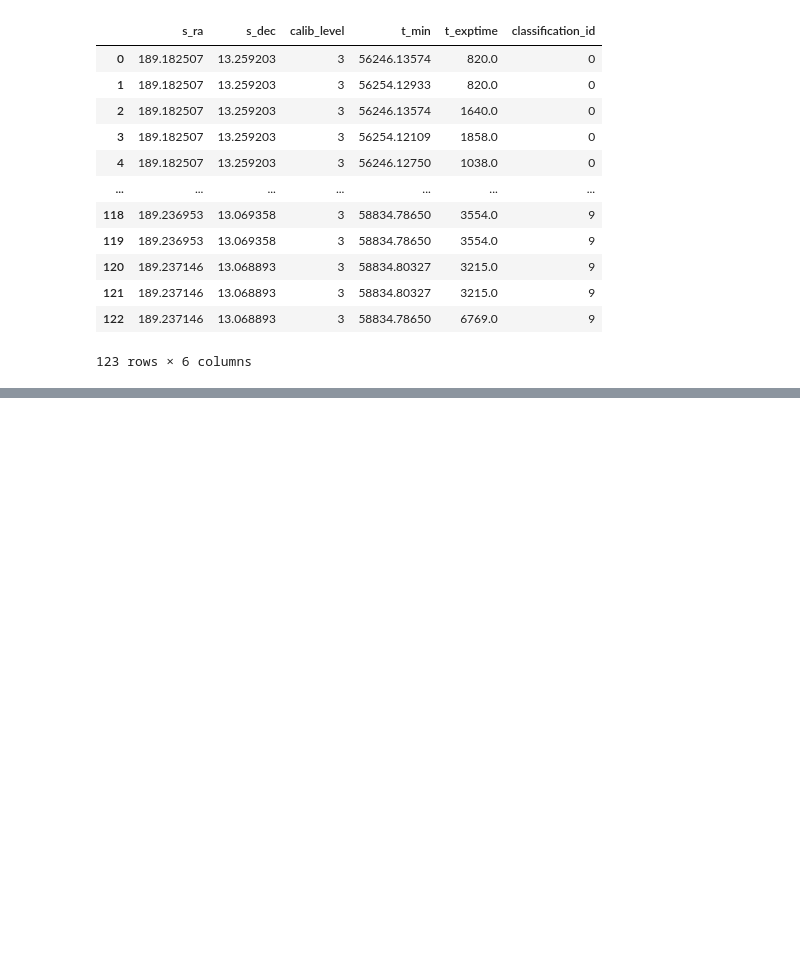
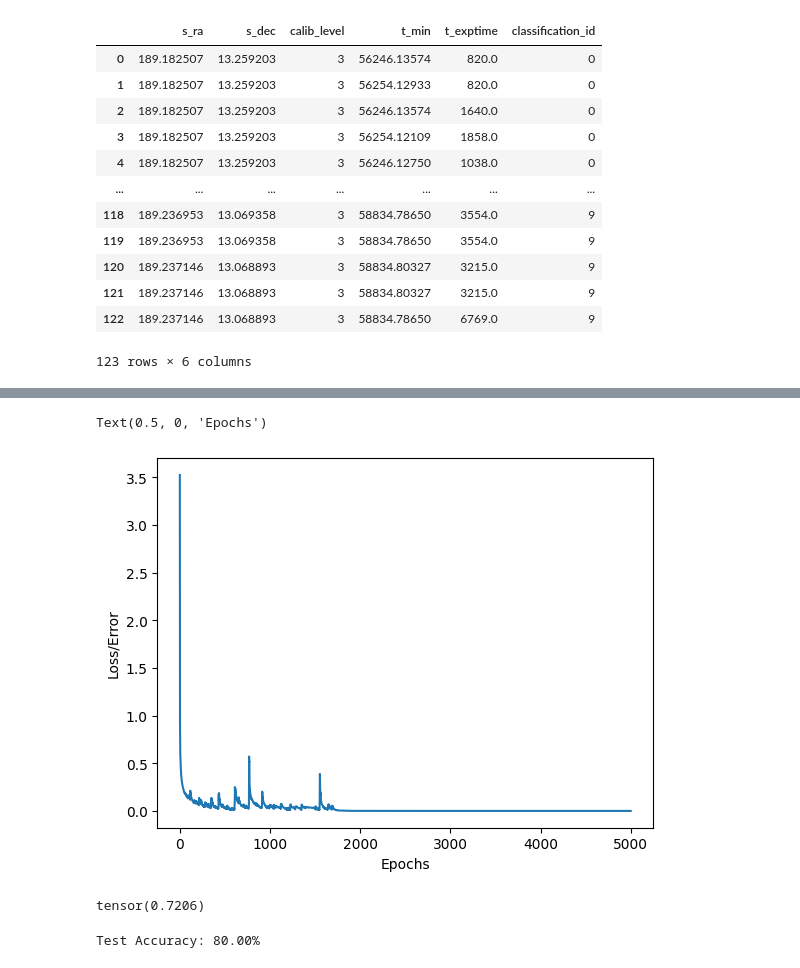
Before and after one commit to bishwajit02/Pytorch-Tutorial-Youtube, a Jupyter notebook: Neural_Network.ipynb, the cells around one changed output, grey strips where cells are left out. Cells and saved outputs as stored; diff of their text form; code cells hidden in the pictures; blank space fills up the shorter version.

```diff
--- a/Neural_Network.ipynb
+++ b/Neural_Network.ipynb
@@ -9,7 +9,7 @@ import torch.nn.functional as F
 import numpy as np
 # %%
 class Model(nn.Module):
-    def __init__(self, in_features=5, h1=64, h2=128, h3=64, out_features=10):
+    def __init__(self, in_features=5, h1=1024, h2=2048, h3=1024, out_features=10):
         super().__init__()
         self.fc1 = nn.Linear(in_features, h1)
         self.bn1 = nn.BatchNorm1d(h1)
@@ -101,7 +101,7 @@ criterion = nn.CrossEntropyLoss()
 
 optimizer = torch.optim.Adam(model.parameters(), lr=0.0001)
 # %%
-epochs = 6000
+epochs = 5000
 losses = []
 
 for i in range(epochs):
@@ -126,0 +126,7 @@ Epoch: 5000 and Loss: 1.819734507080284e-06
+# %%
+plt.plot(range(epochs), losses)
+plt.ylabel("Loss/Error")
+plt.xlabel("Epochs")
+# %% [output]
+Text(0.5, 0, 'Epochs')
+[figure, added]
@@ -126,0 +138,22 @@ Epoch: 5000 and Loss: 1.819734507080284e-06
+# %%
+loss
+# %% [output]
+tensor(0.7206)
+# %%
+from torch.utils.data import DataLoader, TensorDataset
+test_loader = DataLoader(TensorDataset(X_test, y_test), batch_size=32, shuffle=False)
+
+correct = 0
+total = 0
+
+with torch.no_grad():
+    for X_batch, y_batch in test_loader:
+        y_pred = model(X_batch)
+        predicted_classes = torch.argmax(y_pred, dim=1)
+        correct += (predicted_classes == y_batch).sum().item()
+        total += y_batch.size(0)
+
+accuracy = correct / total
+print(f"Test Accuracy: {accuracy * 100:.2f}%")
+# %% [output]
+Test Accuracy: 80.00%
```
Also changed, not shown: parts of 3 cells of this notebook.
